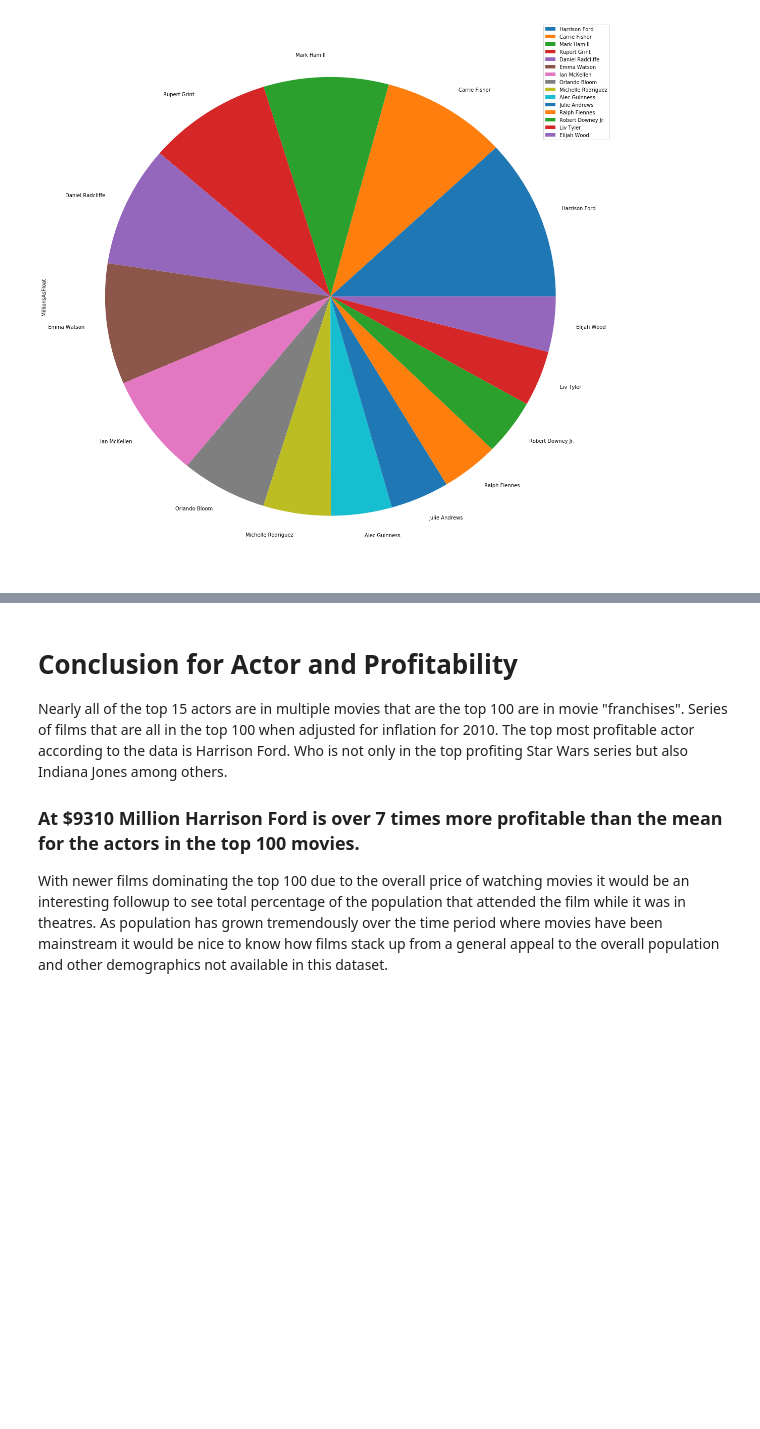
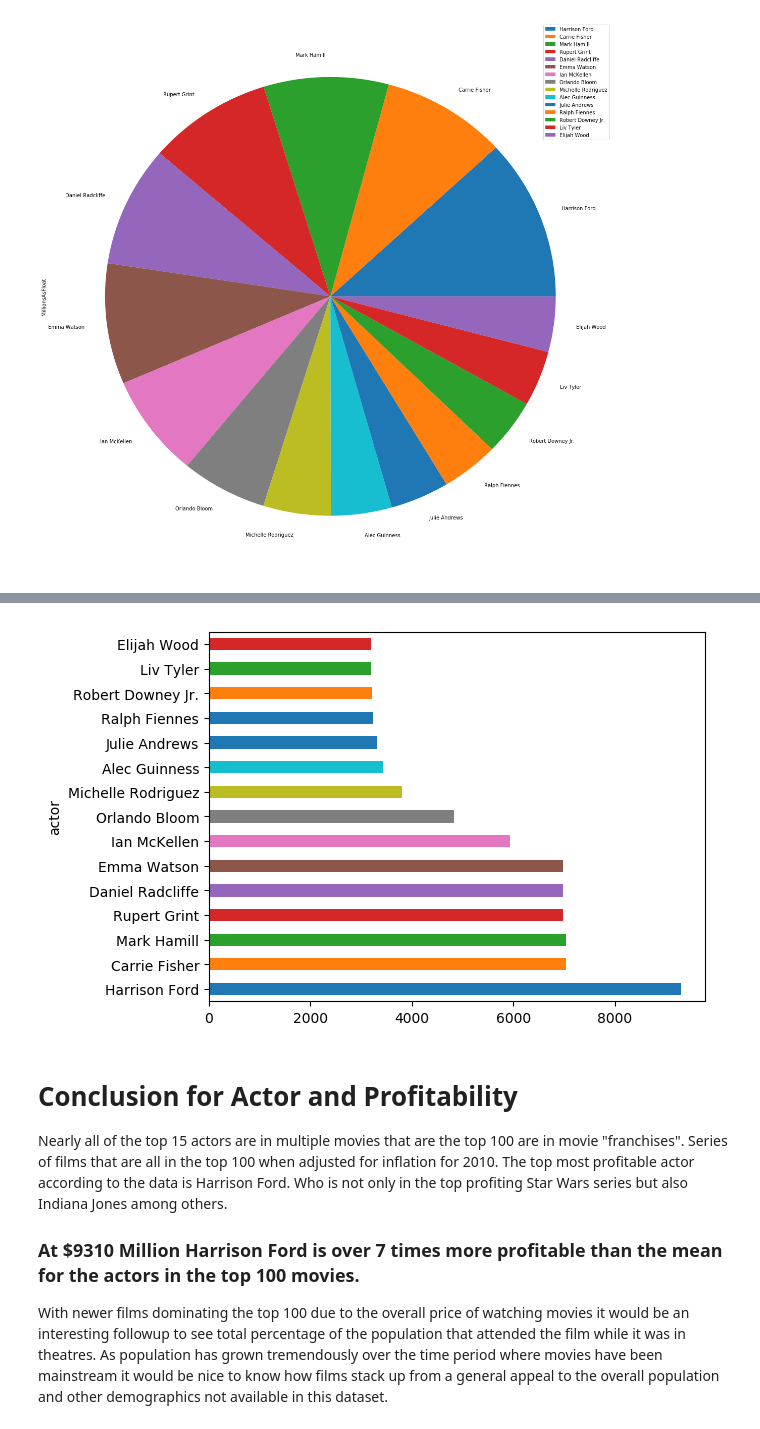
Before and after one commit to 2vcps/tmdb_udacity, a Jupyter notebook: movie_database_analysis.ipynb, the cells around one changed output, grey strips where cells are left out. Cells and saved outputs as stored; diff of their text form; code cells hidden in the pictures; blank space fills up the shorter version.

```diff
--- a/movie_database_analysis.ipynb
+++ b/movie_database_analysis.ipynb
@@ -268,3 +288,8 @@ plt.show()
+# %%
+#or a panda plot
+bar_top15.plot.barh(x='actor', y='MillionsAsFloat', legend=False);
+# %% [output]
+[figure, added]
 # %% [markdown]
 # Conclusion for Actor and Profitability
 Nearly all of the top 15 actors are in multiple movies that are the top 100 are in movie "franchises". Series of films that are all in the top 100 when adjusted for inflation for 2010. The top most profitable actor according to the data is Harrison Ford. Who is not only in the top profiting Star Wars series but also Indiana Jones among others.
```
Also changed, not shown: parts of 13 cells of this notebook, 11 other files.
